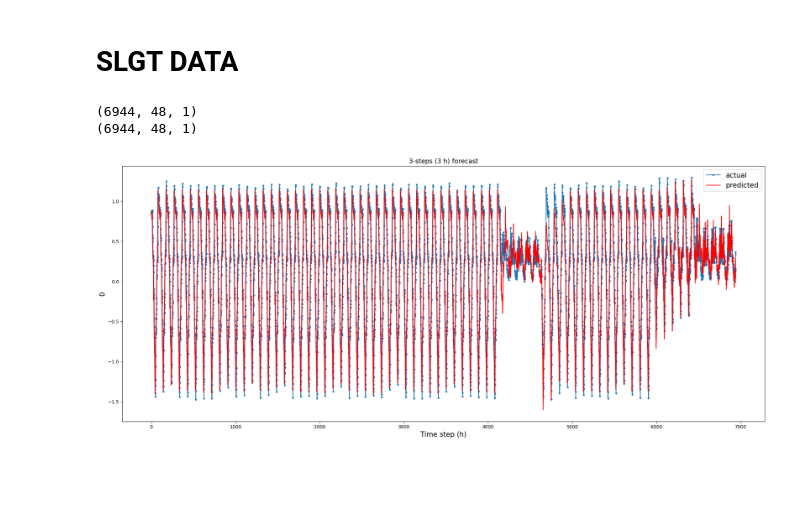
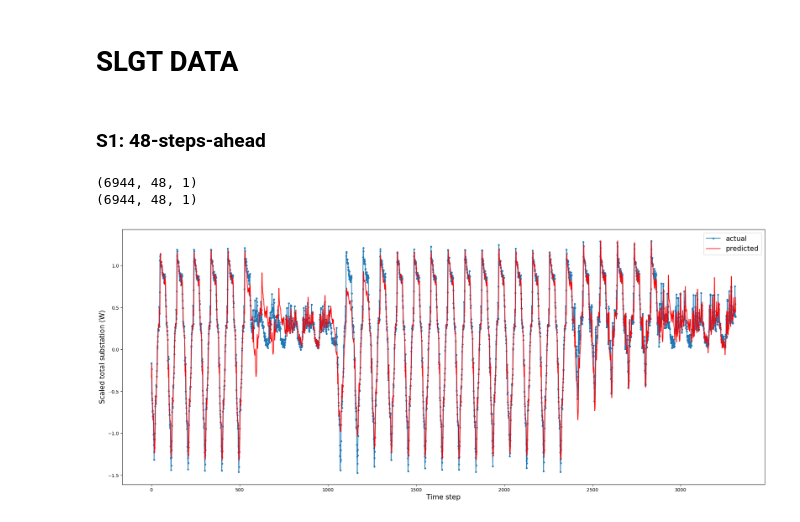
Before and after one commit to matthiasjahnIBM/PatchTST, a Jupyter notebook: PatchTST_supervised/PatchTST_visualization.ipynb, the cells around one changed output. Saved outputs shown, nothing was run; the diff lists cells and outputs as text; code cells hidden in the pictures; blank space fills up the shorter version.

```diff
--- a/PatchTST_supervised/PatchTST_visualization.ipynb
+++ b/PatchTST_supervised/PatchTST_visualization.ipynb
@@ -312,8 +158,10 @@ plt.show()
 # %% [markdown]
 # SLGT DATA
+# %% [markdown]
+### S1: 48-steps-ahead
 # %%
-pred =  np.load("./results/336_48_PatchTST_custom_ftMS_sl336_ll48_pl48_dm128_nh16_el3_dl1_df256_fc1_ebtimeF_dtTrue_Exp_0/pred.npy")
-true =  np.load("./results/336_48_PatchTST_custom_ftMS_sl336_ll48_pl48_dm128_nh16_el3_dl1_df256_fc1_ebtimeF_dtTrue_Exp_0/true.npy")
+pred =  np.load("./results/slgt_df_S1_366/336_48_PatchTST_custom_ftMS_sl336_ll48_pl48_dm128_nh16_el3_dl1_df256_fc1_ebtimeF_dtTrue_Exp_0/pred.npy")
+true =  np.load("./results/slgt_df_S1_366/336_48_PatchTST_custom_ftMS_sl336_ll48_pl48_dm128_nh16_el3_dl1_df256_fc1_ebtimeF_dtTrue_Exp_0/true.npy")
 # %%
 print(pred.shape)
 print(true.shape)
@@ -321,29 +169,28 @@ print(true.shape)
 (6944, 48, 1)
 (6944, 48, 1)
 # %%
-pred_npy = pred.reshape(6944, 48)
-true_npy = true.reshape(6944, 48)
+pred_npy = pred.reshape(pred.shape[0], pred.shape[1])
+true_npy = true.reshape(true.shape[0], true.shape[1])
 
 # Create DataFrame
 df_pred = pd.DataFrame(pred_npy)
 df_true = pd.DataFrame(true_npy)
 # %%
-# 1 day = 1440, 12h = 720, 6h= 360
-i = len(df_true)#96*7*5
-h = 4
+i = 96*7*5
+h = 47
 aa=[x for x in range(i)]
 plt.figure(figsize=(25,10))
 
-l = 0
+l = 47
 true_column = df_true[df_true.columns[0]]
 pred_column = df_pred[df_pred.columns[l]]
 
 plt.plot(aa[:-h], true_column[-i:-h], marker='.', label="actual")
 plt.plot(aa[:-h], pred_column[-i+h:], 'r', label="predicted")
-plt.ylabel(df_pred.columns[0], size=15)
-plt.xlabel('Time step (h)', size=15)
-plt.title('3-steps (3 h) forecast', fontsize=14)
+plt.xlabel('Time step', size=15)
+plt.ylabel('Scaled total substation (W)', size=15)
+
 plt.legend(fontsize=15)
 plt.show()
 # %% [output]
-[figure, old version]
+[figure, new version]
```
Also changed, not shown: parts of 40 cells of this notebook, 11 other files.
